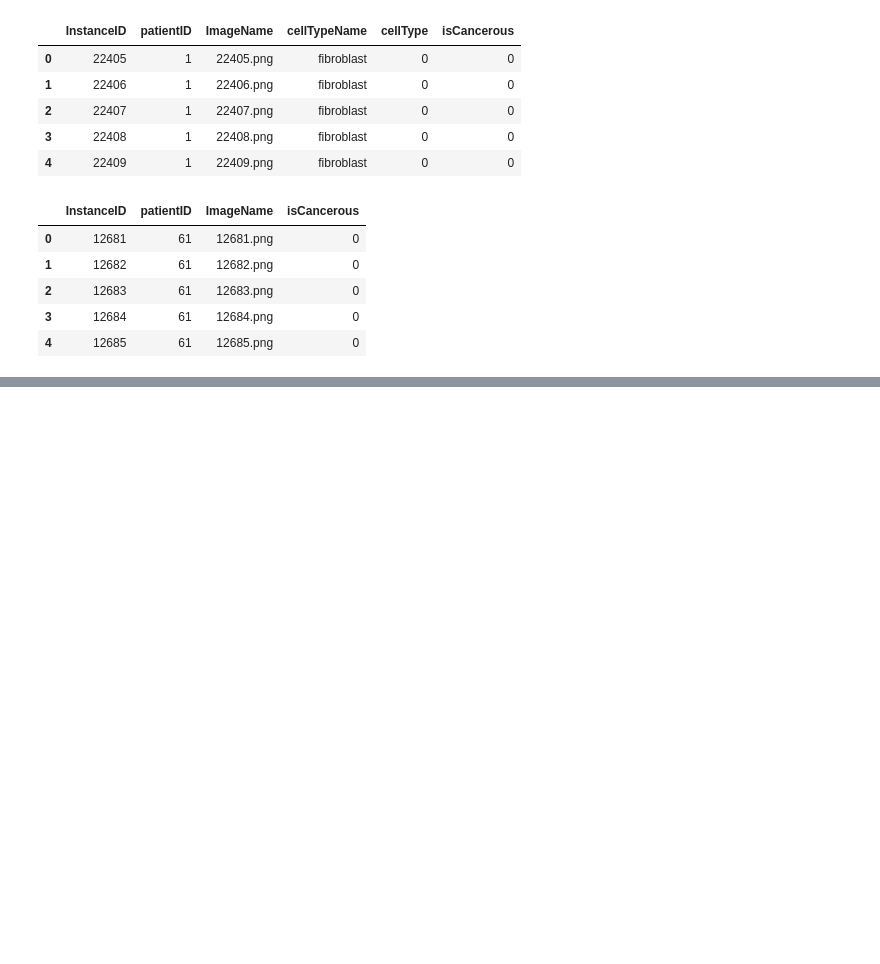
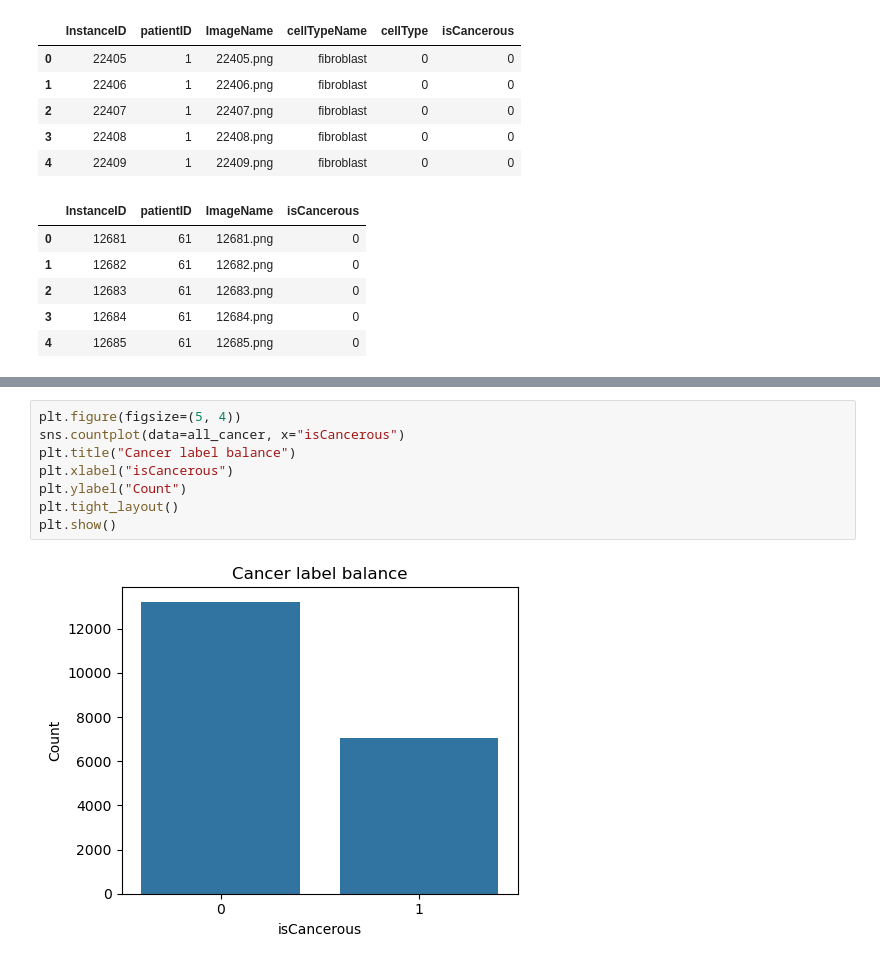
Before and after one commit to theaussiepie/Conformal-Prediction-with-ML-Workflow, a Jupyter notebook: workflow.ipynb, the cells around one changed output, grey strips where cells are left out. Saved outputs shown, nothing was run; the diff lists cells and outputs as text; blank space fills up the shorter version.

```diff
--- a/workflow.ipynb
+++ b/workflow.ipynb
@@ -81,0 +229,10 @@ The output shows that the dataset includes a `patientID` column for patient-leve
+# %%
+plt.figure(figsize=(5, 4))
+sns.countplot(data=all_cancer, x="isCancerous")
+plt.title("Cancer label balance")
+plt.xlabel("isCancerous")
+plt.ylabel("Count")
+plt.tight_layout()
+plt.show()
+# %% [output]
+[figure, added]
```
Also changed, not shown: parts of 16 cells of this notebook.
